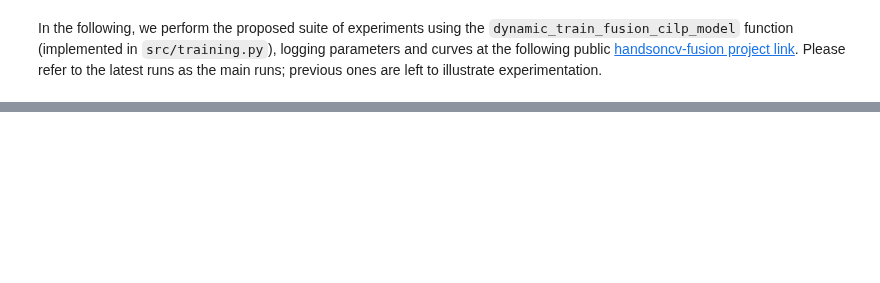
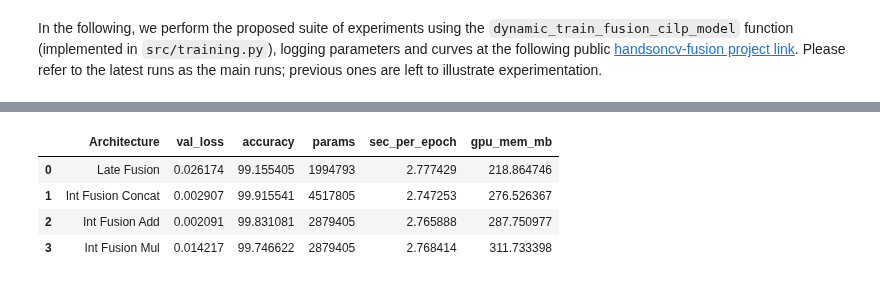
Before and after one commit to Guarinov/applied-hands-on-computer-vision, a Jupyter notebook: Assignment-2/notebooks/02_fusion_exploration.ipynb, the cells around one changed output, grey strips where cells are left out. Drawn from its saved outputs; the diff is of its cells as text; code cells hidden in the pictures; blank space fills up the shorter version.

```diff
--- a/Assignment-2/notebooks/02_fusion_exploration.ipynb
+++ b/Assignment-2/notebooks/02_fusion_exploration.ipynb
@@ -257,0 +261,8 @@ Run summary:
+# %%
+comparison_table
+# %% [output]
+|  | Architecture | val_loss | accuracy | params | sec_per_epoch | gpu_mem_mb |
+| 0 | Late Fusion | 0.026174 | 99.155405 | 1994793 | 2.777429 | 218.864746 |
+| 1 | Int Fusion Concat | 0.002907 | 99.915541 | 4517805 | 2.747253 | 276.526367 |
+| 2 | Int Fusion Add | 0.002091 | 99.831081 | 2879405 | 2.765888 | 287.750977 |
+| 3 | Int Fusion Mul | 0.014217 | 99.746622 | 2879405 | 2.768414 | 311.733398 |
```
Also changed, not shown: parts of 5 cells of this notebook, 3 other files.
